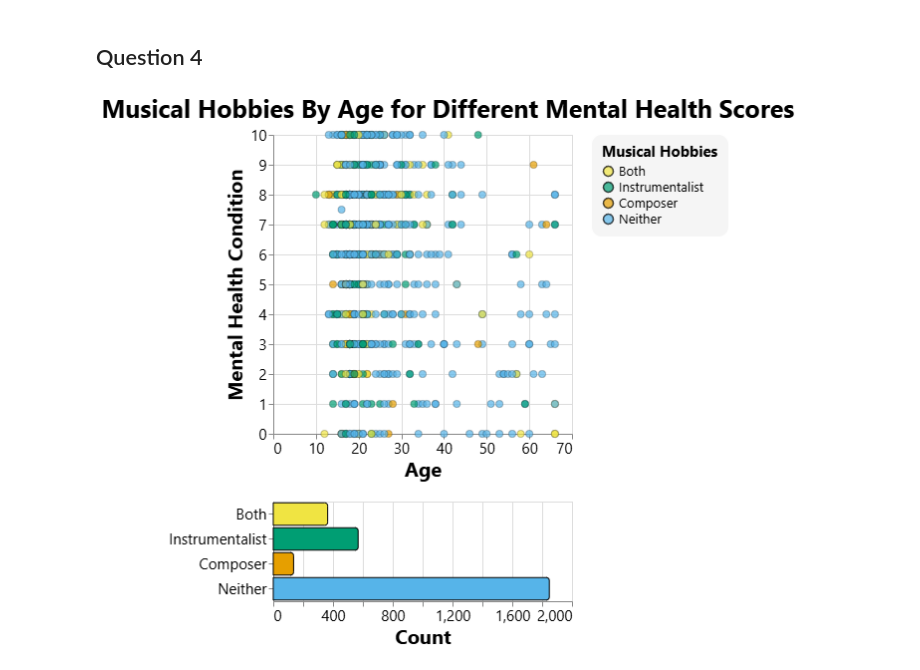
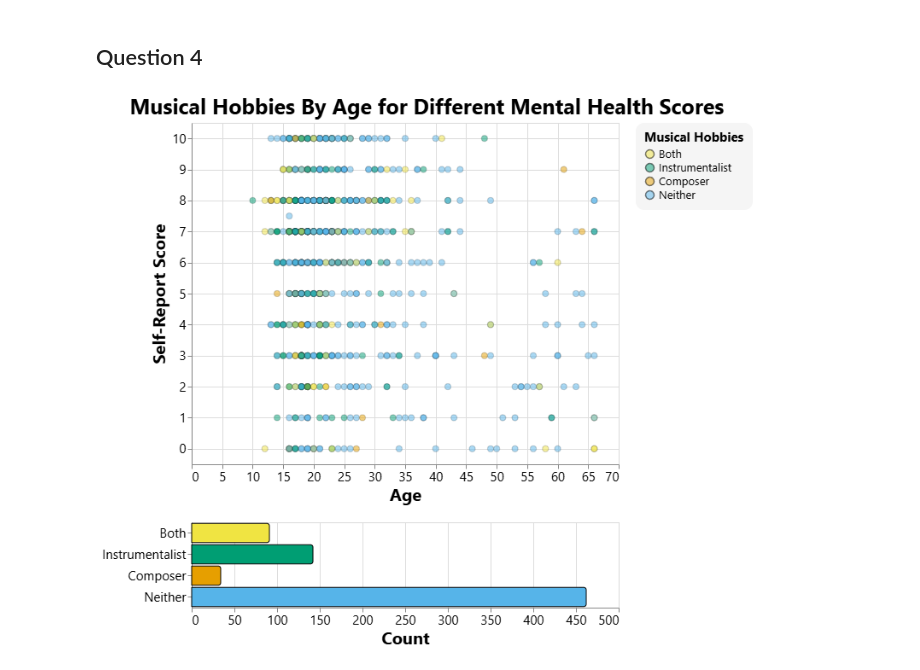
Before and after one commit to ubc-dsci320-2024w2/project-team_fabfour, a Jupyter notebook: ungraded/Final_charts_Allison.ipynb, the cells around one changed output. Cells and saved outputs as stored; diff of their text form; code cells hidden in the pictures.

```diff
--- a/ungraded/Final_charts_Allison.ipynb
+++ b/ungraded/Final_charts_Allison.ipynb
@@ -419,9 +419,10 @@ scatter_4 = alt.Chart(mental_health_long).transform_filter(
 ).mark_circle(
     size = 50,
     stroke='black',
-    strokeWidth=0.3
+    strokeWidth=0.3,
+    opacity=0.5
 ).encode(
-    alt.Y('Score:Q', title = "Mental Health Condition"),
+    alt.Y('Score:Q', title = "Self-Report Score", scale=alt.Scale(domain = [-0.5, 10.5])),
     alt.X('Age_Grouped:Q', title="Age"),
     color=
         alt.condition(interval, alt.Color('Musical_Hobbies:N', scale=color_scale), alt.value('lightgray'), title="Musical Hobbies"),
@@ -431,10 +432,15 @@ scatter_4 = alt.Chart(mental_health_long).transform_filter(
     condition_param
 ).transform_filter(
     click
+).properties(
+    height=400,
+    width=500
 )
 
 # === DATA PREP ===
-bar_4 = alt.Chart(mental_health_long).mark_bar(
+bar_4 = alt.Chart(mental_health_long).transform_filter(
+    alt.datum.Category == condition_param
+).mark_bar(
     cornerRadiusEnd=3,
     stroke='black'
 ).encode(
@@ -448,14 +454,15 @@ bar_4 = alt.Chart(mental_health_long).mark_bar(
 ).transform_filter(
     interval
 ).add_params(
-    click
+    click,
+    condition_param
 ).properties(
     height=100,
-    width=300
+    width=500
 )
 
 # === FINAL CHART ===
-(scatter_4 & bar_4).properties(
+chart_4 = (scatter_4 & bar_4).properties(
     title='Musical Hobbies By Age for Different Mental Health Scores',
 ).configure_legend(
     **legend_configuration
@@ -464,5 +471,7 @@ bar_4 = alt.Chart(mental_health_long).mark_bar(
 ).configure_axis(
     **axis_configuration
 )
-# %% [output]
-[figure, removed]
+# %%
+chart_4
+# %% [output]
+[figure, added]
```
Also changed, not shown: 4 other files.
